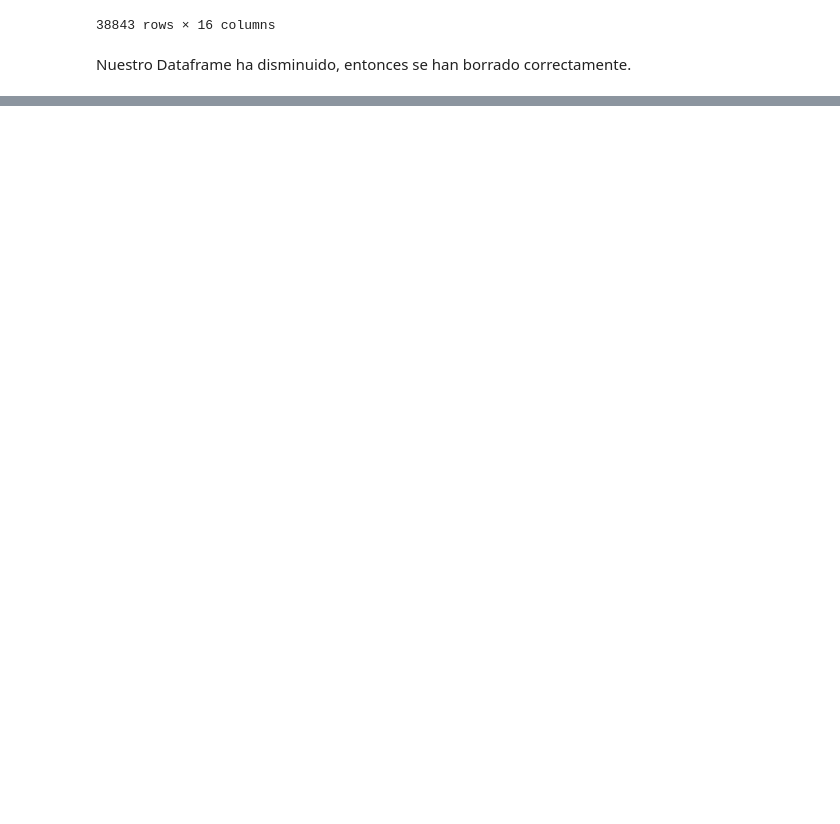
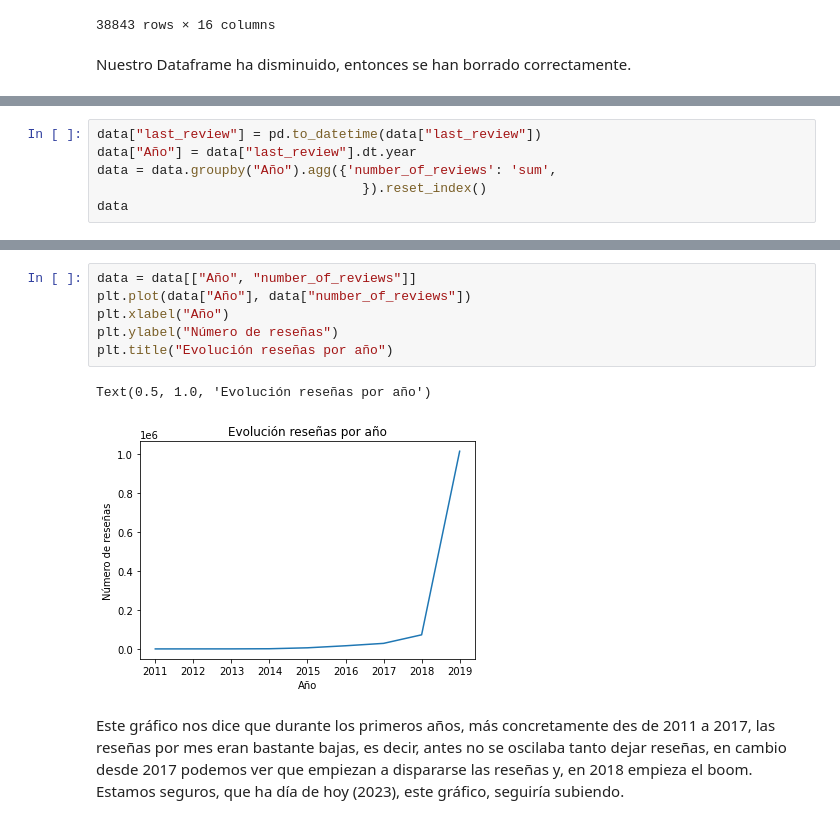
Before and after one commit to MartaAmoresCastillejo/LAB1, a Jupyter notebook: Lab1.ipynb, the cells around one changed output, grey strips where cells are left out. Saved outputs shown, nothing was run; the diff lists cells and outputs as text; blank space fills up the shorter version.

```diff
--- a/Lab1.ipynb
+++ b/Lab1.ipynb
@@ -728,0 +772,6 @@ Nuestro Dataframe ha disminuido, entonces se han borrado correctamente.
+# %%
+data["last_review"] = pd.to_datetime(data["last_review"])
+data["Año"] = data["last_review"].dt.year
+data = data.groupby("Año").agg({'number_of_reviews': 'sum',
+                                  }).reset_index()
+data
@@ -728,0 +789,11 @@ Nuestro Dataframe ha disminuido, entonces se han borrado correctamente.
+# %%
+data = data[["Año", "number_of_reviews"]]
+plt.plot(data["Año"], data["number_of_reviews"])
+plt.xlabel("Año")
+plt.ylabel("Número de reseñas")
+plt.title("Evolución reseñas por año")
+# %% [output]
+Text(0.5, 1.0, 'Evolución reseñas por año')
+[figure, added]
+# %% [markdown]
+Este gráfico nos dice que durante los primeros años, más concretamente des de 2011 a 2017, las reseñas por mes eran bastante bajas, es decir, antes no se oscilaba tanto dejar reseñas, en cambio desde 2017 podemos ver que empiezan a dispararse las reseñas y, en 2018 empieza el boom. Estamos seguros, que ha día de hoy (2023), este gráfico, seguiría subiendo.
```
Also changed, not shown: parts of 8 cells of this notebook.
